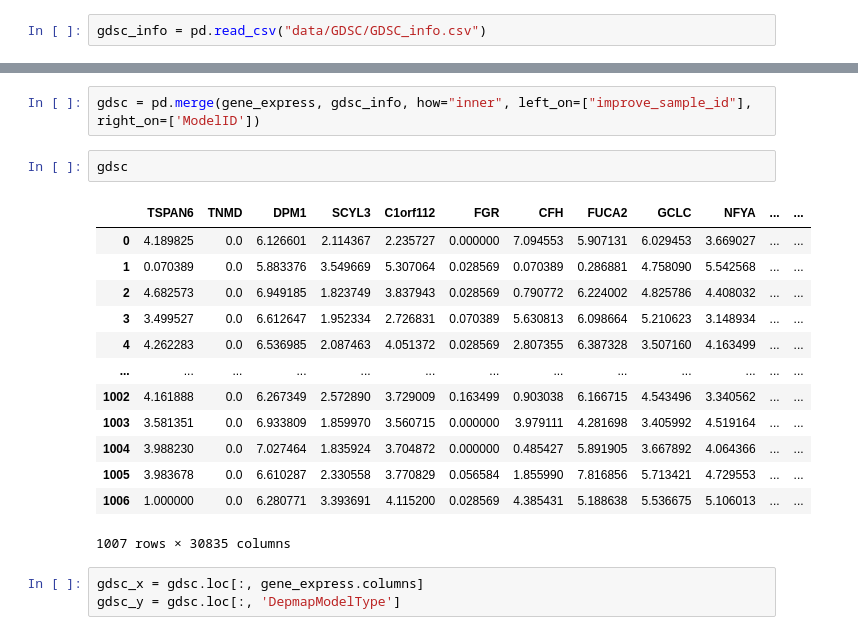
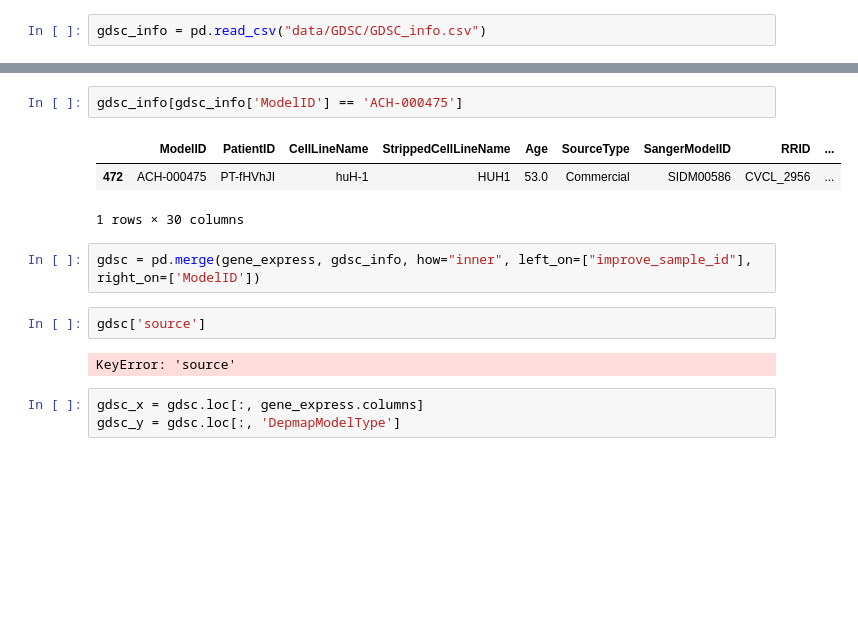
Before and after one commit to TianshuFeng/DrugCell, a Jupyter notebook: DrugCell_GDSC.ipynb, the cells around one changed output, grey strips where cells are left out. Saved outputs shown, nothing was run; the diff lists cells and outputs as text; blank space fills up the shorter version.

```diff
--- a/DrugCell_GDSC.ipynb
+++ b/DrugCell_GDSC.ipynb
@@ -210,21 +194,15 @@ gdsc_info
+# %%
+gdsc_info[gdsc_info['ModelID'] == 'ACH-000475']
+# %% [output]
+|  | ModelID | PatientID | CellLineName | StrippedCellLineName | Age | SourceType | SangerModelID | RRID | ... |
+| 472 | ACH-000475 | PT-fHVhJI | huH-1 | HUH1 | 53.0 | Commercial | SIDM00586 | CVCL_2956 | ... |
+1 rows × 30 columns
 # %%
 gdsc = pd.merge(gene_express, gdsc_info, how="inner", left_on=["improve_sample_id"], right_on=['ModelID'])
 # %%
-gdsc
+gdsc['source']
 # %% [output]
-|  | TSPAN6 | TNMD | DPM1 | SCYL3 | C1orf112 | FGR | CFH | FUCA2 | GCLC | NFYA | ... | ... |
-| 0 | 4.189825 | 0.0 | 6.126601 | 2.114367 | 2.235727 | 0.000000 | 7.094553 | 5.907131 | 6.029453 | 3.669027 | ... | ... |
-| 1 | 0.070389 | 0.0 | 5.883376 | 3.549669 | 5.307064 | 0.028569 | 0.070389 | 0.286881 | 4.758090 | 5.542568 | ... | ... |
-| 2 | 4.682573 | 0.0 | 6.949185 | 1.823749 | 3.837943 | 0.028569 | 0.790772 | 6.224002 | 4.825786 | 4.408032 | ... | ... |
-| 3 | 3.499527 | 0.0 | 6.612647 | 1.952334 | 2.726831 | 0.070389 | 5.630813 | 6.098664 | 5.210623 | 3.148934 | ... | ... |
-| 4 | 4.262283 | 0.0 | 6.536985 | 2.087463 | 4.051372 | 0.028569 | 2.807355 | 6.387328 | 3.507160 | 4.163499 | ... | ... |
-| ... | ... | ... | ... | ... | ... | ... | ... | ... | ... | ... | ... | ... |
-| 1002 | 4.161888 | 0.0 | 6.267349 | 2.572890 | 3.729009 | 0.163499 | 0.903038 | 6.166715 | 4.543496 | 3.340562 | ... | ... |
-| 1003 | 3.581351 | 0.0 | 6.933809 | 1.859970 | 3.560715 | 0.000000 | 3.979111 | 4.281698 | 3.405992 | 4.519164 | ... | ... |
-| 1004 | 3.988230 | 0.0 | 7.027464 | 1.835924 | 3.704872 | 0.000000 | 0.485427 | 5.891905 | 3.667892 | 4.064366 | ... | ... |
-| 1005 | 3.983678 | 0.0 | 6.610287 | 2.330558 | 3.770829 | 0.056584 | 1.855990 | 7.816856 | 5.713421 | 4.729553 | ... | ... |
-| 1006 | 1.000000 | 0.0 | 6.280771 | 3.393691 | 4.115200 | 0.028569 | 4.385431 | 5.188638 | 5.536675 | 5.106013 | ... | ... |
-1007 rows × 30835 columns
+KeyError: 'source'
 # %%
 gdsc_x = gdsc.loc[:, gene_express.columns]
 gdsc_y = gdsc.loc[:, 'DepmapModelType']
```
Also changed, not shown: parts of 38 cells of this notebook, 1 other file.
